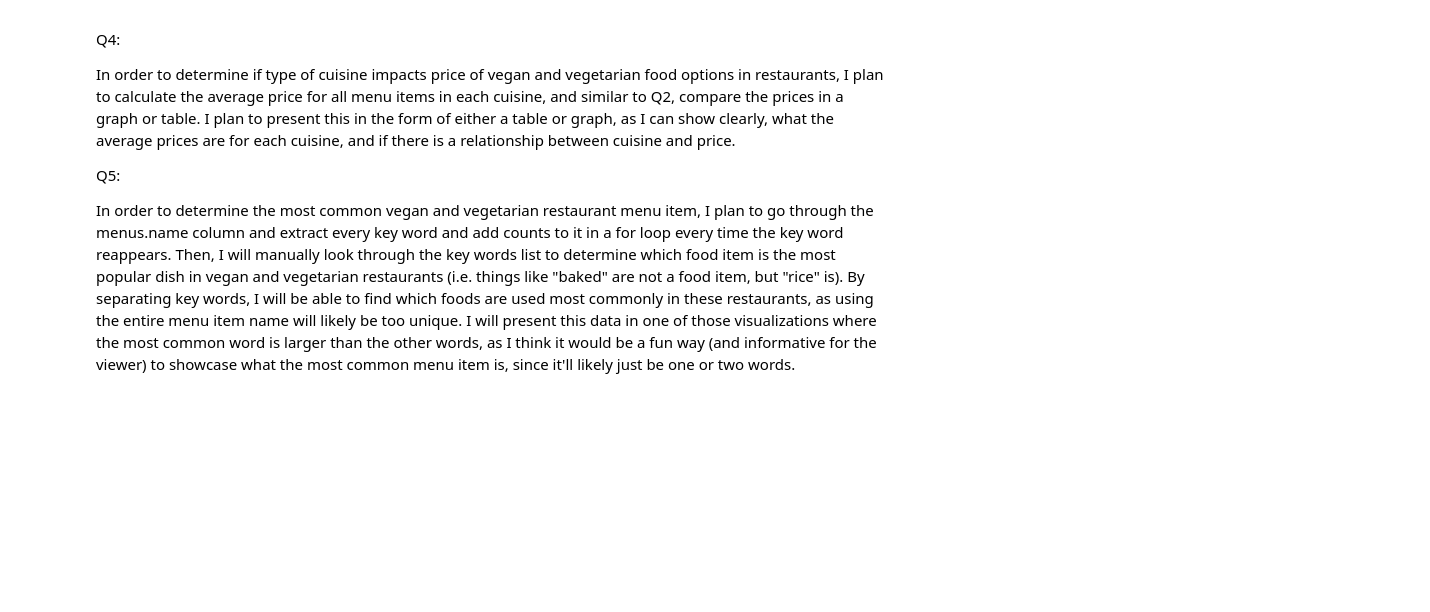
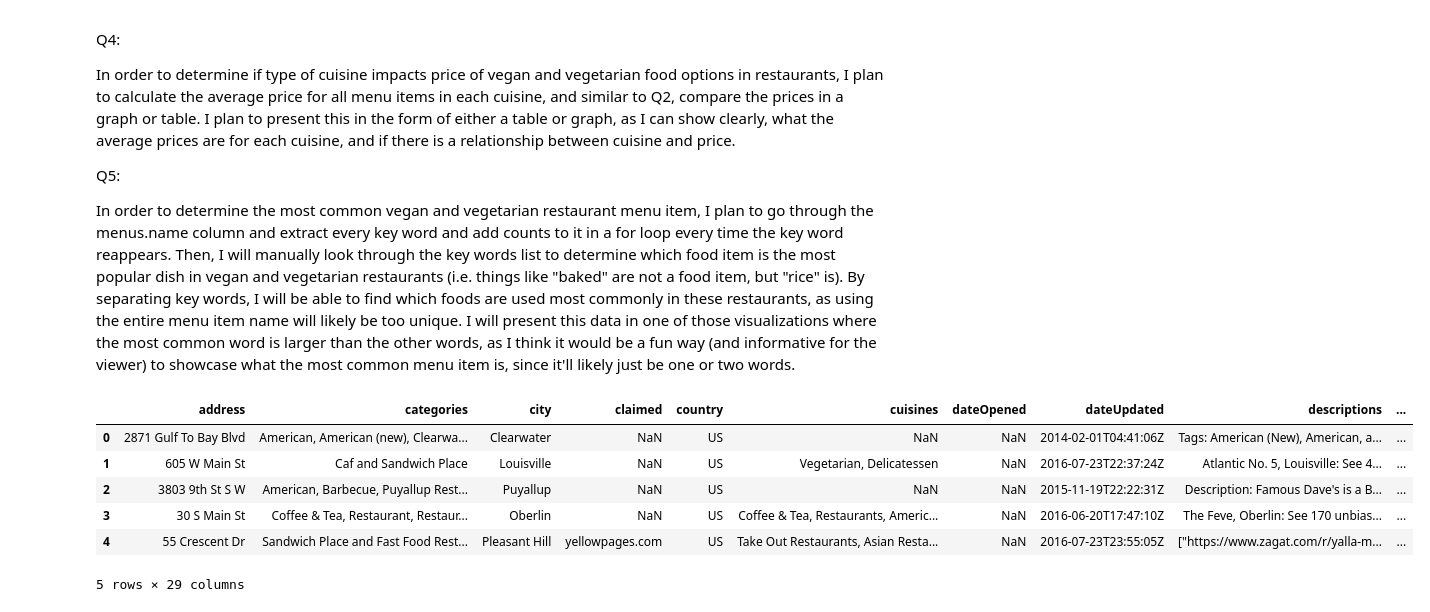
Before and after one commit to lu-annie/hcde-410-final, a Jupyter notebook: A4.ipynb, the cells around one changed output. Saved outputs shown, nothing was run; the diff lists cells and outputs as text; code cells hidden in the pictures; blank space fills up the shorter version.

```diff
--- a/A4.ipynb
+++ b/A4.ipynb
@@ -80,3 +80,19 @@ In order to determine if type of cuisine impacts price of vegan and vegetarian f
 Q5:
 
 In order to determine the most common vegan and vegetarian restaurant menu item, I plan to go through the menus.name column and extract every key word and add counts to it in a for loop every time the key word reappears. Then, I will manually look through the key words list to determine which food item is the most popular dish in vegan and vegetarian restaurants (i.e. things like "baked" are not a food item, but "rice" is). By separating key words, I will be able to find which foods are used most commonly in these restaurants, as using the entire menu item name will likely be too unique. I will present this data in one of those visualizations where the most common word is larger than the other words, as I think it would be a fun way (and informative for the viewer) to showcase what the most common menu item is, since it'll likely just be one or two words.
+# %%
+#https://realpython.com/python-data-cleaning-numpy-pandas/
+
+import pandas as pd
+import numpy as np
+
+df = pd.read_csv('vegetarian_restaurants_US_datafiniti_vegetarian_restaurants_US_datafiniti.csv')
+df.head()
+# %% [output]
+|  | address | categories | city | claimed | country | cuisines | dateOpened | dateUpdated | descriptions | ... |
+| 0 | 2871 Gulf To Bay Blvd | American, American (new), Clearwa... | Clearwater | NaN | US | NaN | NaN | 2014-02-01T04:41:06Z | Tags: American (New), American, a... | ... |
+| 1 | 605 W Main St | Caf and Sandwich Place | Louisville | NaN | US | Vegetarian, Delicatessen | NaN | 2016-07-23T22:37:24Z | Atlantic No. 5, Louisville: See 4... | ... |
+| 2 | 3803 9th St S W | American, Barbecue, Puyallup Rest... | Puyallup | NaN | US | NaN | NaN | 2015-11-19T22:22:31Z | Description: Famous Dave's is a B... | ... |
+| 3 | 30 S Main St | Coffee & Tea, Restaurant, Restaur... | Oberlin | NaN | US | Coffee & Tea, Restaurants, Americ... | NaN | 2016-06-20T17:47:10Z | The Feve, Oberlin: See 170 unbias... | ... |
+| 4 | 55 Crescent Dr | Sandwich Place and Fast Food Rest... | Pleasant Hill | yellowpages.com | US | Take Out Restaurants, Asian Resta... | NaN | 2016-07-23T23:55:05Z | ["https://www.zagat.com/r/yalla-m... | ... |
+5 rows × 29 columns
```
Also changed, not shown: parts of 6 cells of this notebook, 3 other files.
